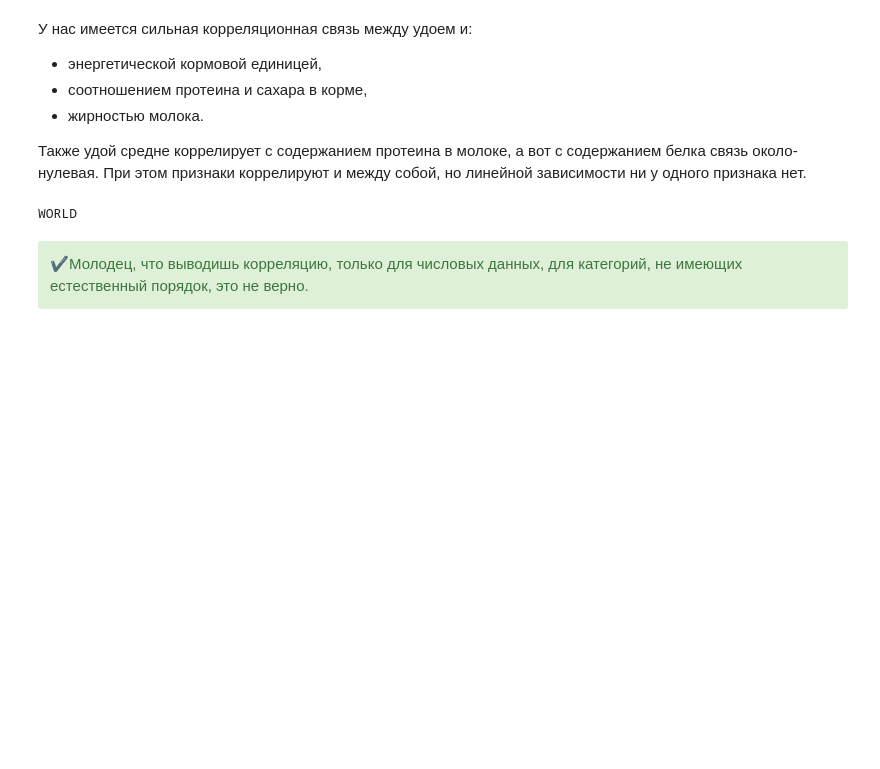
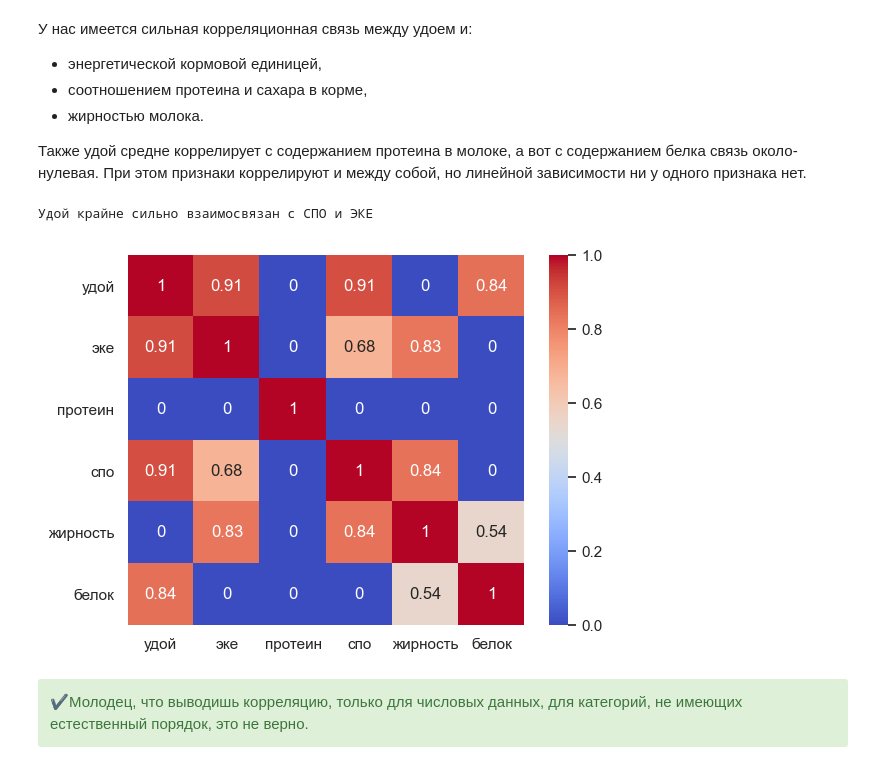
Before and after one commit to Maksim1004/data_science_studying, a Jupyter notebook: cows_and_machine_learning.ipynb, the cells around one changed output. Drawn from its saved outputs; the diff is of its cells as text; code cells hidden in the pictures; blank space fills up the shorter version.

Commit message:
Закончил с phik'ом, добавил гиперссылки, отправил на второе ревью

```diff
--- a/cows_and_machine_learning.ipynb
+++ b/cows_and_machine_learning.ipynb
@@ -533,13 +542,15 @@ sns.set(font_scale=1)
 - жирностью молока.
 
 Также удой средне коррелирует с содержанием протеина в молоке, а вот с содержанием белка связь около-нулевая. При этом признаки коррелируют и между собой, но линейной зависимости ни у одного признака нет.
-# %%
-if phik_loc:
-    print('HELLO')
-else:
-    print('WORLD')
-# %% [output]
-WORLD
+# %%
+if phik_loc:
+    sns.heatmap(ds_main[ds_main_numeric].phik_matrix('удой'), annot=True, cmap='coolwarm');
+    print('Удой крайне сильно взаимосвязан с СПО и ЭКЕ')
+else:
+    print('Тут должны были быть коэффициенты взаимосвязи, но библиотеку phik забыли установить')
+# %% [output]
+Удой крайне сильно взаимосвязан с СПО и ЭКЕ
+[figure, added]
 # %% [markdown]
 <div class='alert alert-success'> ✔️Молодец, что выводишь корреляцию, только для числовых данных, для категорий, не имеющих естественный порядок, это не верно.
 </div>
```
Also changed, not shown: parts of 45 cells of this notebook.
